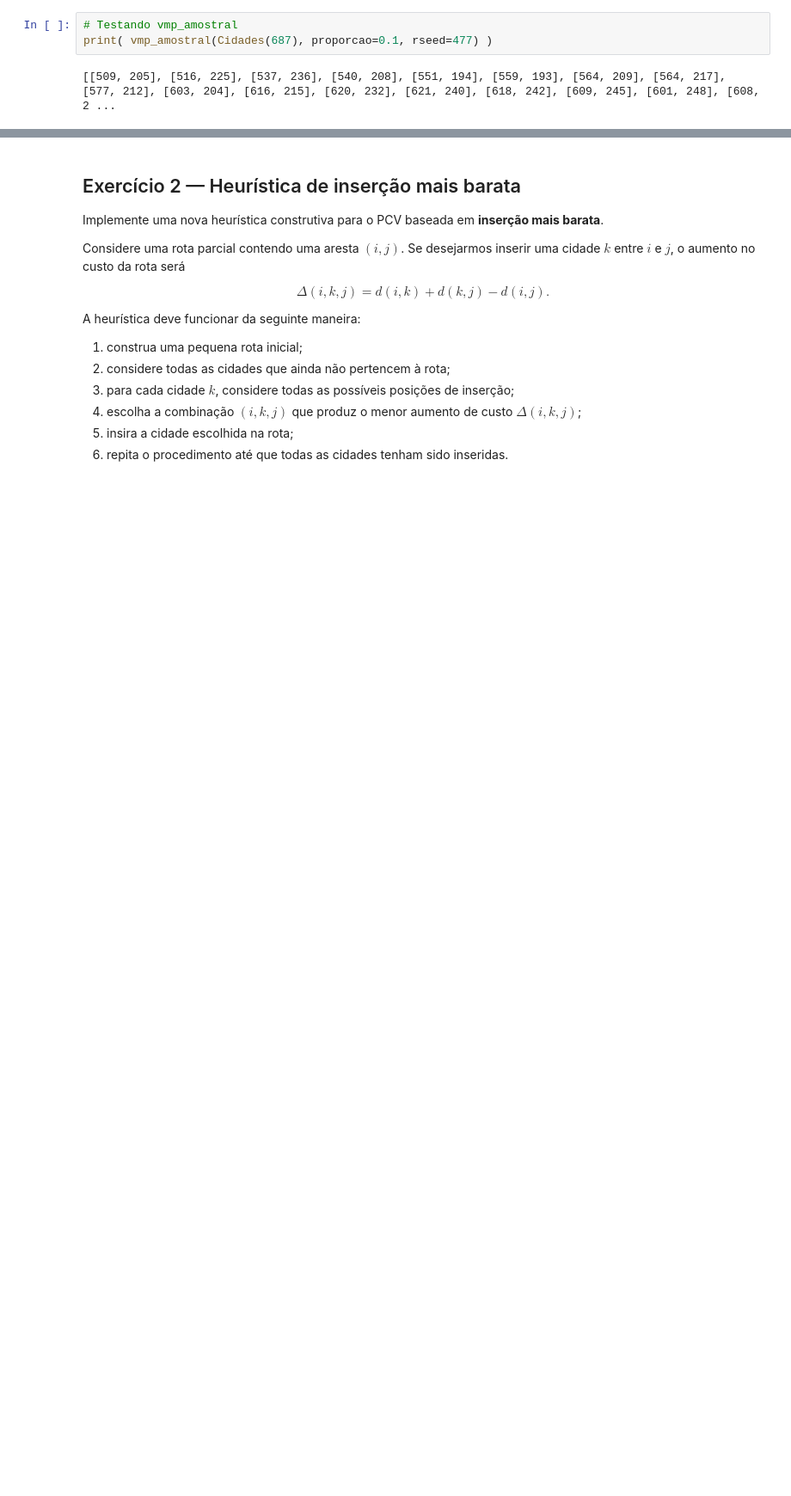
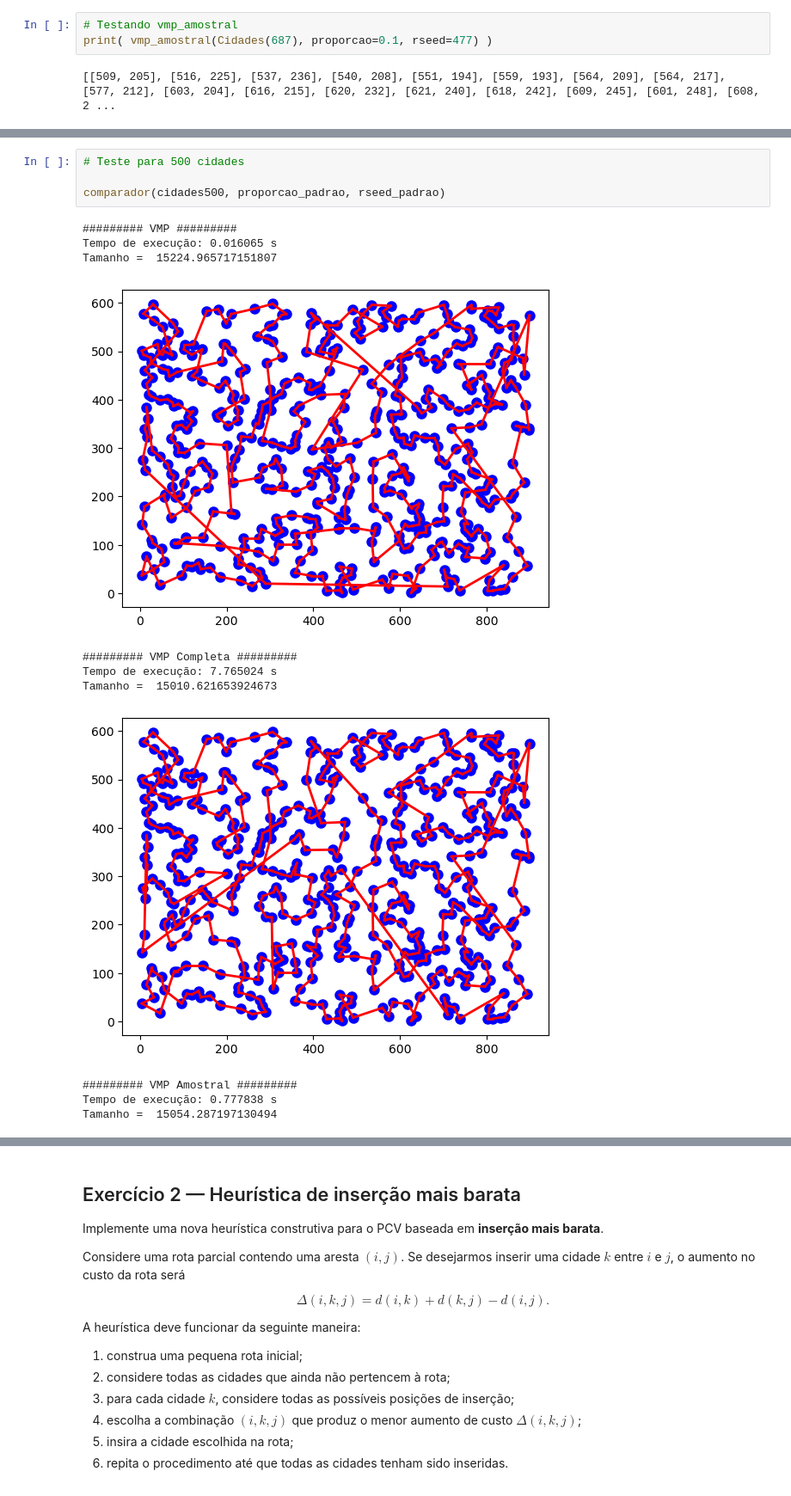
Before and after one commit to edgardfoliveira/CCP9035-20262-MetaHeuristicas, a Jupyter notebook: PCV_2026_2.ipynb, the cells around one changed output, grey strips where cells are left out. Shown at 86% size. Drawn from its saved outputs; the diff is of its cells as text; blank space fills up the shorter version.

```diff
--- a/PCV_2026_2.ipynb
+++ b/PCV_2026_2.ipynb
@@ -678,0 +751,16 @@ Tamanho =  4676.921309416442
+# %%
+# Teste para 500 cidades
+
+comparador(cidades500, proporcao_padrao, rseed_padrao)
+# %% [output]
+######### VMP #########
+Tempo de execução: 0.016065 s
+Tamanho =  15224.965717151807
+[figure, added]
+######### VMP Completa #########
+Tempo de execução: 7.765024 s
+Tamanho =  15010.621653924673
+[figure, added]
+######### VMP Amostral #########
+Tempo de execução: 0.777838 s
+Tamanho =  15054.287197130494
```
Also changed, not shown: parts of 10 cells of this notebook.
